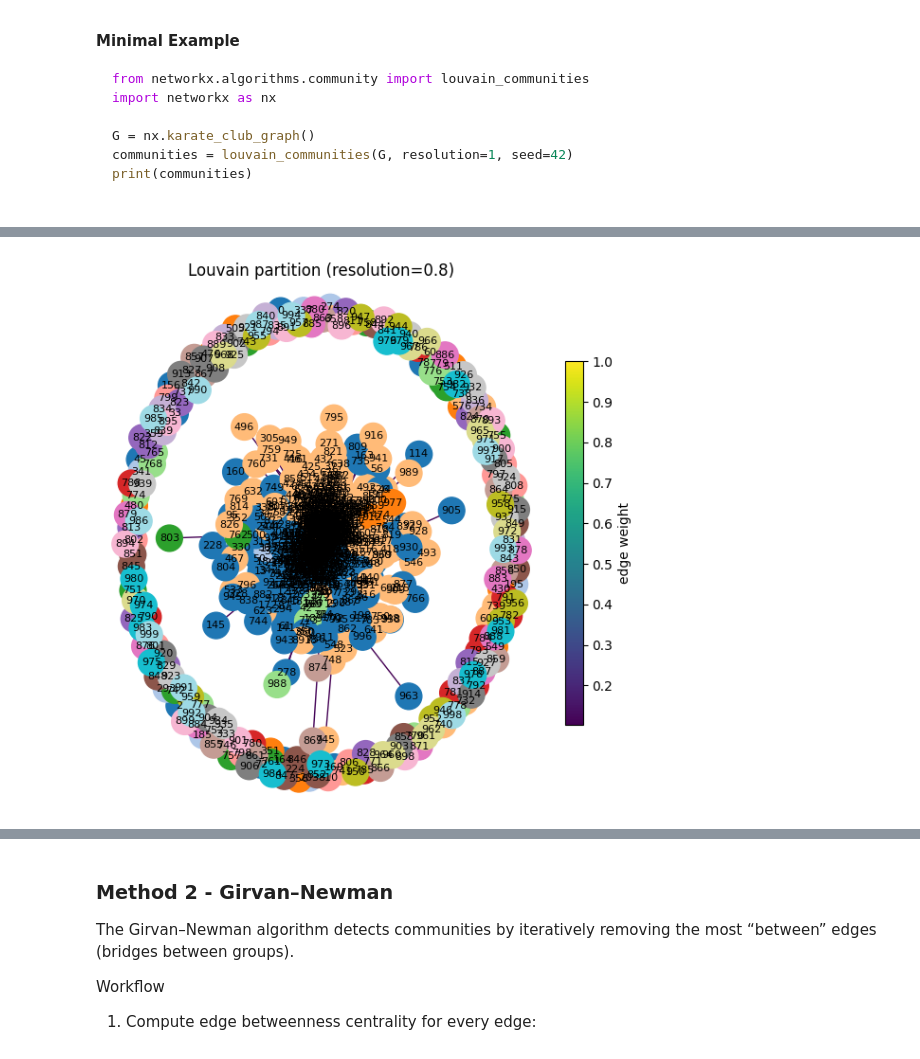
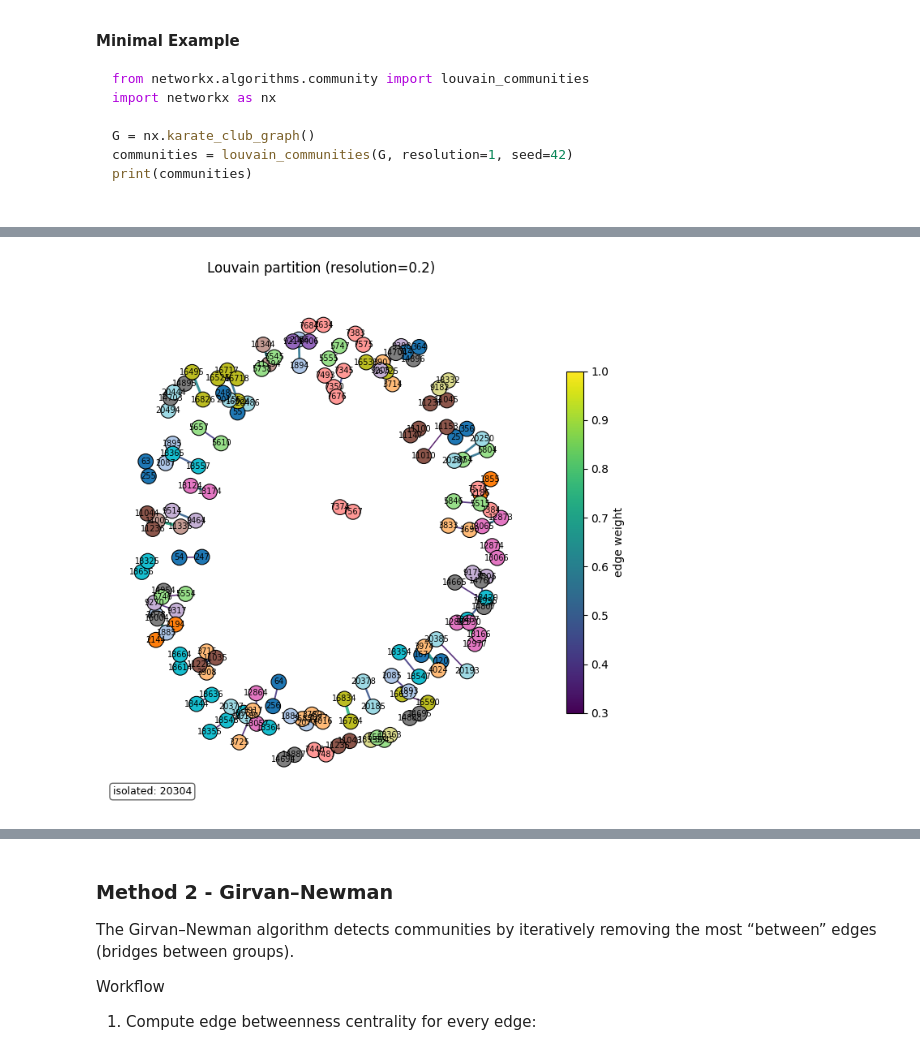
Before and after one commit to andregodinhodtu/02807_Comp_tools_project_group_02, a Jupyter notebook: notebooks/graph_clustering.ipynb, the cells around one changed output, grey strips where cells are left out. Drawn from its saved outputs; the diff is of its cells as text; code cells hidden in the pictures.

Commit message:
graph_clustering : visualization improved and adaptation to the work of Andre

```diff
--- a/notebooks/graph_clustering.ipynb
+++ b/notebooks/graph_clustering.ipynb
@@ -5,6 +5,7 @@
 
 ## 0 - Data Reading
 # %%
+import os
 import numpy as np
 import pandas as pd
 from scipy import sparse
@@ -21,11 +22,17 @@ subset = "horoscope_full"
 df = pd.read_csv(f'..\\data\\{subset}.csv')
 df.head()
 
-input = 1
+input = 0
 # 0 for MinHashing matrix
 # 1 for Frequent Itemsets matrix
 # 2 for Random graph
-threshold = 0.1 # edges with weight below this value will be ignored
+
+threshold = 0.3 # edges with weight below this value will be ignored
+
+methods = [ # select the methods you want to run by commenting
+    'louvain',
+    # 'girvan_newman'
+]
 
 pre_visualization = False
 # %% [markdown]
@@ -383,19 +339,16 @@ print(communities)
 # %%
 plot_perf = 1
 
-def communities_to_labels(communities, n_nodes):
-    """Convert list of sets of nodes to a label array indexed by node id (assumes 0..n-1)."""
-    labels = np.empty(n_nodes, dtype=int)
+def communities_to_labels(communities, node_order):
+    """Convert list of sets to label array following provided node_order list."""
+    labels = np.empty(len(node_order), dtype=int)
+    idx_map = {node:i for i,node in enumerate(node_order)}
     for cid, comm in enumerate(communities):
         for node in comm:
-            labels[node] = cid
+            labels[idx_map[node]] = cid
     return labels
 
 def run_louvain_resolution_scan(G, resolutions=(0.5, 0.8, 1.0, 1.2, 1.5), seeds=(0, 1, 2), weight='weight'):
-    """Run Louvain for multiple resolutions and seeds; collect modularity statistics.
-
-    Returns: list of dicts with keys: resolution, seed, modularity, n_comm, communities.
-    """
     results = []
     for r in resolutions:
         for s in seeds:
@@ -405,7 +358,6 @@ def run_louvain_resolution_scan(G, resolutions=(0.5, 0.8, 1.0, 1.2, 1.5), seeds=
     return results
 
 def summarize_results(results):
-    # Aggregate modularity per resolution
     summary = {}
     for r in sorted({d['resolution'] for d in results}):
         mods = [d['modularity'] for d in results if d['resolution'] == r]
@@ -414,64 +366,46 @@ def summarize_results(results):
     return summary
 
 def choose_best_partition(results):
-    # Pick partition with highest modularity; tie-breaker: fewer communities
     best = None
     for d in results:
         if best is None or d['modularity'] > best['modularity'] or (d['modularity'] == best['modularity'] and d['n_comm'] < best['n_comm']):
             best = d
     return best
 
-def robustness_ari(results, resolution):
-    # Compute ARI between all seed pairs at given resolution
+def robustness_ari(results, resolution, G):
     parts = [d for d in results if d['resolution'] == resolution]
-    label_arrays = [communities_to_labels(p['communities'], G.number_of_nodes()) for p in parts]
+    node_order = sorted(G.nodes())
+    label_arrays = [communities_to_labels(p['communities'], node_order) for p in parts]
     aris = []
     for (i, lab1), (j, lab2) in combinations(enumerate(label_arrays), 2):
         aris.append(adjusted_rand_score(lab1, lab2))
     return aris
 
-# Ensure we use undirected graph for Louvain (directed version may be converted)
-if Gd.is_directed():
-    G_undirected_from_directed = Gd.to_undirected()
-else:
-    G_undirected_from_directed = Gd
+if 'louvain' in methods:
+    # Use actual node ordering with original IDs
+    node_order = sorted(G.nodes())
+    resolutions = (0.2, 0.5, 0.8, 1.0, 1.2, 1.5, 10.0)
+    seeds = range(5)
+    results = run_louvain_resolution_scan(G, resolutions=resolutions, seeds=seeds)
+    summary = summarize_results(results)
+    best = choose_best_partition(results)
+    best_labels = communities_to_labels(best['communities'], node_order)
+    best_aris = robustness_ari(results, best['resolution'], G)
 
-resolutions = (0.2, 0.5, 0.8, 1.0, 1.2, 1.5, 10.0)
-seeds = range(5)
-results = run_louvain_resolution_scan(G, resolutions=resolutions, seeds=seeds)
-summary = summarize_results(results)
-best = choose_best_partition(results)
-best_labels = communities_to_labels(best['communities'], G.number_of_nodes())
-best_aris = robustness_ari(results, best['resolution'])
+    print(f"Best resolution: {best['resolution']}, modularity={best['modularity']:.4f}, communities={best['n_comm']}")
+    print(f"Robustness (ARI mean ± std at best resolution): {np.mean(best_aris):.3f} ± {np.std(best_aris):.3f}")
 
-print(f"Best resolution: {best['resolution']}, modularity={best['modularity']:.4f}, communities={best['n_comm']}")
-print(f"Robustness (ARI mean ± std at best resolution): {np.mean(best_aris):.3f} ± {np.std(best_aris):.3f}")
+    print("\nResolution  | Modularity(mean±std) | Avg #Communities")
+    for r, vals in summary.items():
+        print(f"{r:<10} | {vals['mod_mean']:.4f} ± {vals['mod_std']:.4f}    | {vals['n_comm_mean']:.2f}")
 
-# Show summary table
-print("\nResolution  | Modularity(mean±std) | Avg #Communities")
-for r, vals in summary.items():
-    print(f"{r:<10} | {vals['mod_mean']:.4f} ± {vals['mod_std']:.4f}    | {vals['n_comm_mean']:.2f}")
+    if plot_perf:
+        plt.figure(figsize=(6,4))
+        plt.errorbar([r for r in summary.keys()], [v['mod_mean'] for v in summary.values()], yerr=[v['mod_std'] for v in summary.values()], fmt='o-', capsize=4)
+        plt.xlabel('Resolution'); plt.ylabel('Modularity (mean ± std)'); plt.title('Louvain modularity vs resolution'); plt.grid(alpha=0.3); plt.tight_layout(); plt.show()
+        plt.figure(figsize=(6,4))
+        plt.plot([r for r in summary.keys()], [v['n_comm_mean'] for v in summary.values()], 's--')
+        plt.xlabel('Resolution'); plt.ylabel('Avg # Communities'); plt.title('Community count vs resolution'); plt.grid(alpha=0.3); plt.tight_layout(); plt.show()
 
-if plot_perf:
-    # Plot modularity vs resolution
-    plt.figure(figsize=(6,4))
-    plt.errorbar([r for r in summary.keys()], [v['mod_mean'] for v in summary.values()], yerr=[v['mod_std'] for v in summary.values()], fmt='o-', capsize=4)
-    plt.xlabel('Resolution')
-    plt.ylabel('Modularity (mean ± std)')
-    plt.title('Louvain modularity vs resolution')
-    plt.grid(alpha=0.3)
-    plt.tight_layout()
-    plt.show()
-
-    # Plot number of communities vs resolution
-    plt.figure(figsize=(6,4))
-    plt.plot([r for r in summary.keys()], [v['n_comm_mean'] for v in summary.values()], 's--')
-    plt.xlabel('Resolution')
-    plt.ylabel('Avg # Communities')
-    plt.title('Community count vs resolution')
-    plt.grid(alpha=0.3)
-    plt.tight_layout()
-    plt.show()
-
-visualize_graph(G, best_labels, title=f"Louvain partition (resolution={best['resolution']})")
+    visualize_graph(G, best_labels, title=f"Louvain partition (resolution={best['resolution']})")
 # %% [output]
@@ -490 +425 @@ Resolution  | Modularity(mean±std) | Avg #Communities
-[figure, old version]
+[figure, new version]
```
Also changed, not shown: parts of 9 cells of this notebook, 1 other file.
